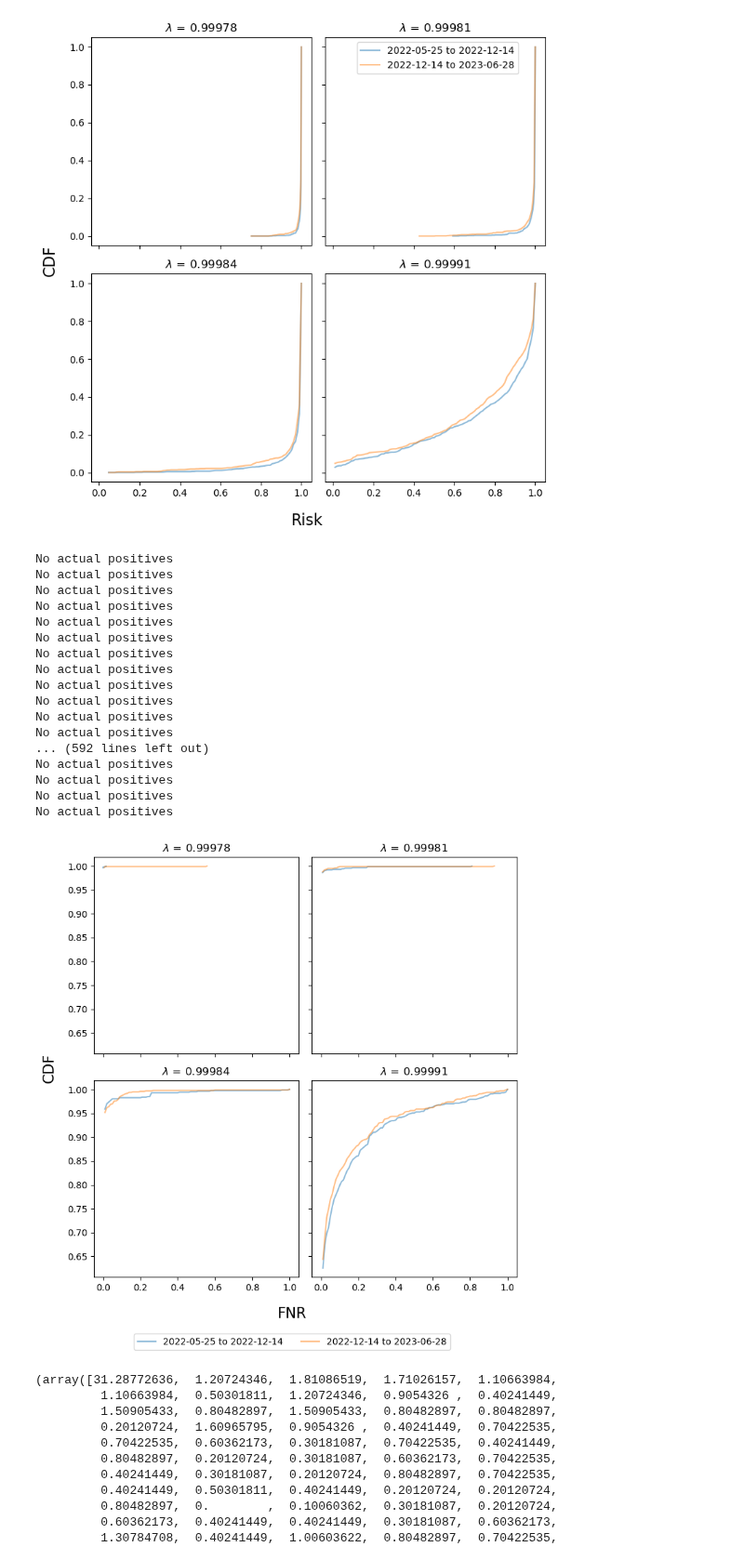
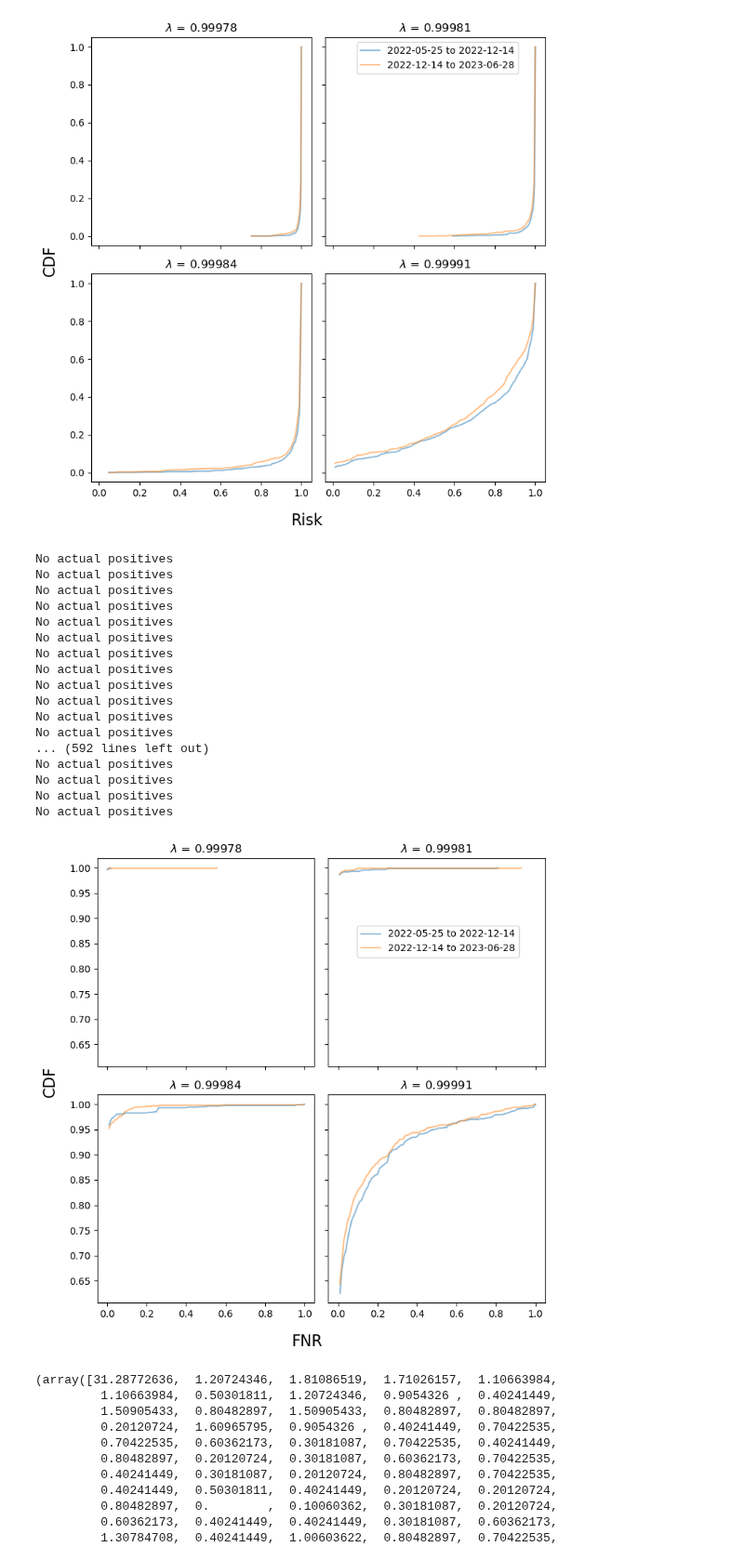
Before and after one commit to ronboger/conformal-protein-retrieval, a Jupyter notebook: pfam/analyze_protein_vec_results.ipynb, the cells around one changed output. Shown at 93% size. Saved outputs shown, nothing was run; the diff lists cells and outputs as text; code cells hidden in the pictures.

```diff
--- a/pfam/analyze_protein_vec_results.ipynb
+++ b/pfam/analyze_protein_vec_results.ipynb
@@ -177,7 +177,7 @@ for idx, lam in enumerate(percentile_values):
 
     # Add legend to the top-right subplot (index 1)
     if idx == 1:
-            ax.legend(loc='upper right', bbox_to_anchor=(0.9, 1))  # Shift legend to the left
+            ax.legend(loc='upper right', bbox_to_anchor=(0.9, .7))  # Shift legend to the left
 
     # Remove inner labels to declutter the plots
     ax.label_outer()
@@ -190,34 +190,34 @@ fig.text(0.02, 0.5, 'CDF', va='center', rotation='vertical', fontsize=16)
 fig.text(0.5, 0.02, 'FNR', ha='center', fontsize=16)  # Larger label for Risk
 
 # Add a single legend for all subplots
 # handles, labels_fig = ax.get_legend_handles_labels()
 # fig.legend(handles, labels_fig, loc='lower center', ncol=2, bbox_to_anchor=(0.5, -0.05))
 
 # Adjust layout to make space for the new labels and ensure plots fit well
 fig.tight_layout(rect=[0.05, 0.05, 0.95, 0.95])
 
 # Show the plot (uncomment in a script or notebook)
 # plt.show()
 plt.savefig(source_data_path + '/data/fnr_cdf.pdf', format='pdf')
 # %% [output]
 No actual positives
 No actual positives
 No actual positives
 No actual positives
 No actual positives
 No actual positives
 No actual positives
 No actual positives
 No actual positives
 No actual positives
 No actual positives
 No actual positives
 ... (592 lines left out)
 No actual positives
 No actual positives
 No actual positives
 No actual positives
-[figure, old version]
+[figure, new version]
 # %%
 # normalize by density
 # weights = np.ones_like(risks_before)/float(len(risks_before))
```
Also changed, not shown: 5 other files.
